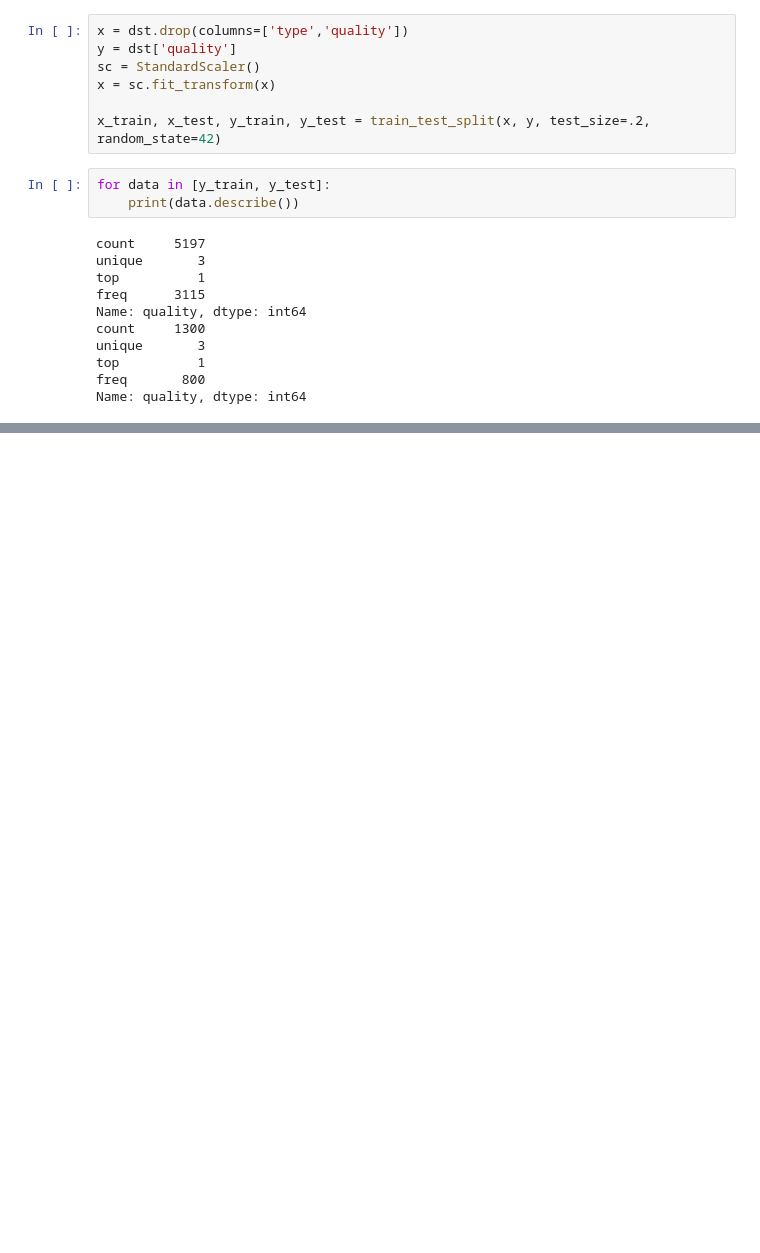
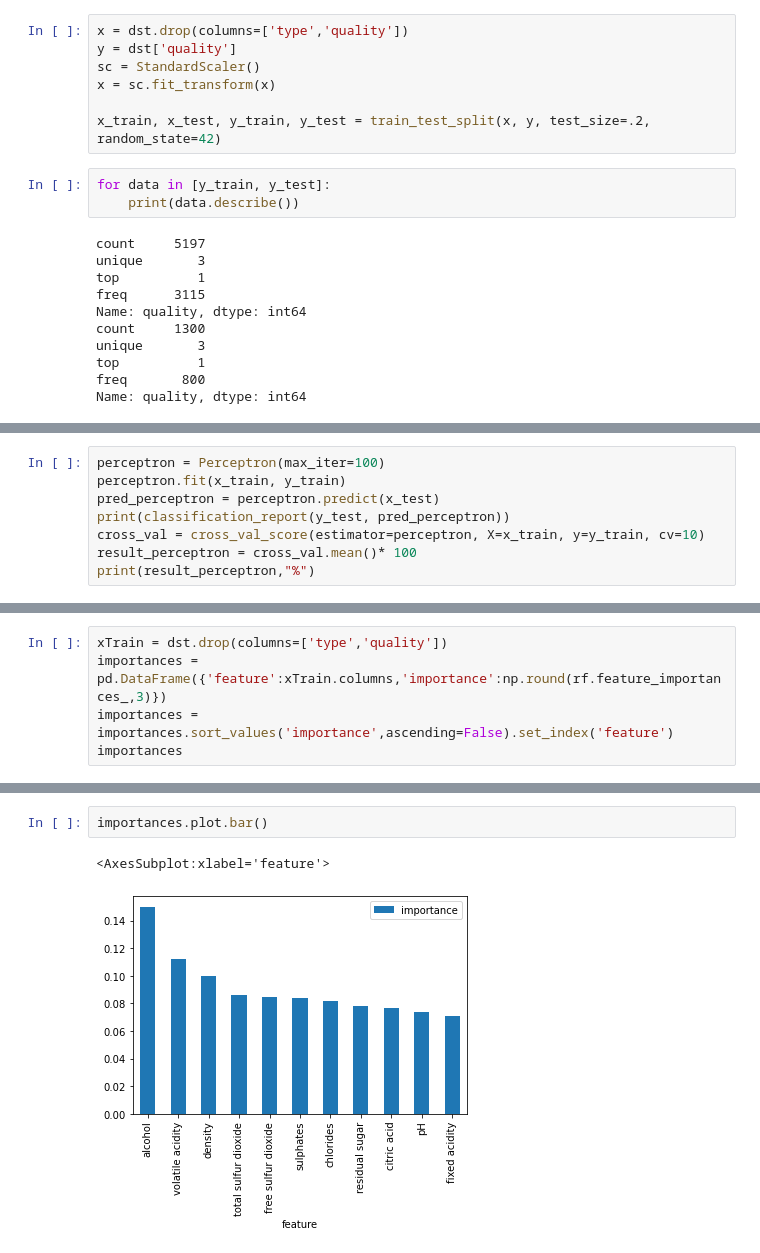
Before and after one commit to samodicer/Dicer_NS2021, a Jupyter notebook: wine_quality.ipynb, the cells around one changed output, grey strips where cells are left out. Saved outputs shown, nothing was run; the diff lists cells and outputs as text; blank space fills up the shorter version.

```diff
--- a/wine_quality.ipynb
+++ b/wine_quality.ipynb
@@ -217,0 +221,8 @@ weighted avg       0.77      0.77      0.77      1300
+# %%
+perceptron = Perceptron(max_iter=100)
+perceptron.fit(x_train, y_train)
+pred_perceptron = perceptron.predict(x_test)
+print(classification_report(y_test, pred_perceptron))
+cross_val = cross_val_score(estimator=perceptron, X=x_train, y=y_train, cv=10)
+result_perceptron = cross_val.mean()* 100
+print(result_perceptron,"%")
@@ -236,0 +273,5 @@ weighted avg       0.83      0.83      0.82      1300
+# %%
+xTrain = dst.drop(columns=['type','quality'])
+importances = pd.DataFrame({'feature':xTrain.columns,'importance':np.round(rf.feature_importances_,3)})
+importances = importances.sort_values('importance',ascending=False).set_index('feature')
+importances
@@ -236,0 +292,5 @@ weighted avg       0.83      0.83      0.82      1300
+# %%
+importances.plot.bar()
+# %% [output]
+<AxesSubplot:xlabel='feature'>
+[figure, added]
```
Also changed, not shown: parts of 7 cells of this notebook.
